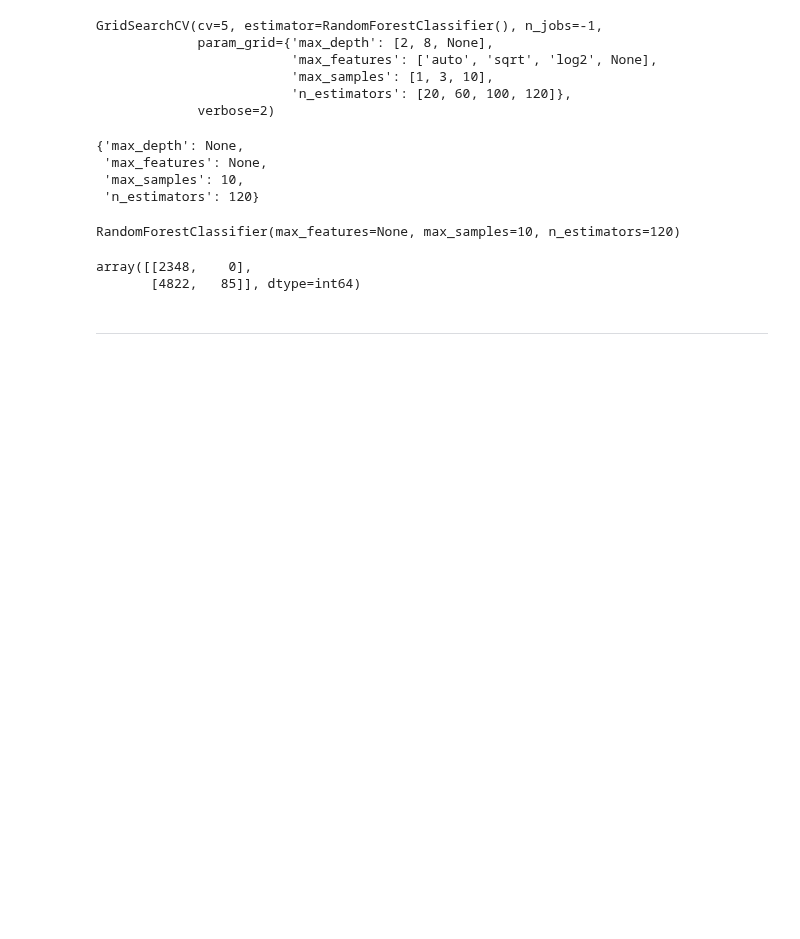
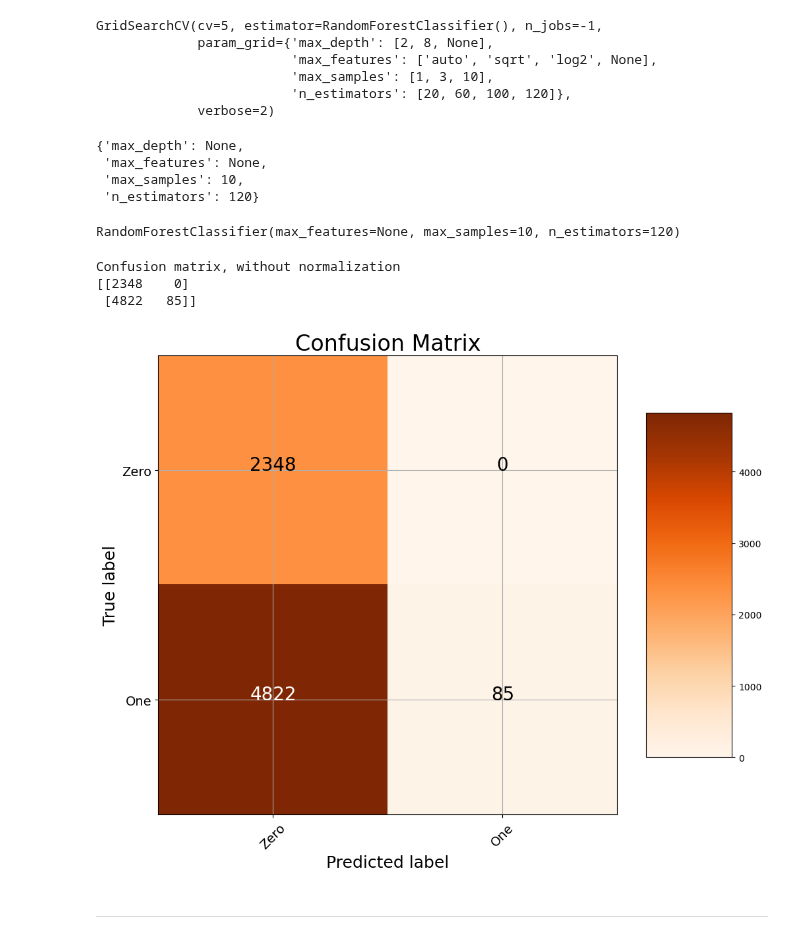
Before and after one commit to jorgeluisgalarraga/hotel_reservation_predictions, a Jupyter notebook: Hotel_Reservations_Prediction.ipynb, the cells around one changed output. Saved outputs shown, nothing was run; the diff lists cells and outputs as text; code cells hidden in the pictures; blank space fills up the shorter version.

```diff
--- a/Hotel_Reservations_Prediction.ipynb
+++ b/Hotel_Reservations_Prediction.ipynb
@@ -802,10 +802,14 @@ RandomForestClassifier(max_features=None, max_samples=10, n_estimators=120)
 from matplotlib import pyplot as plt
 grid_predictions = grid.predict(X_test)
 # %%
-cm = confusion_matrix(y_test,grid_predictions)
-cm
+cm2 = confusion_matrix(y_test,grid_predictions)
+cm2
+
+plot_confusion_matrix(cm2, classes = ['Zero', 'One'], title = 'Confusion Matrix')
 # %% [output]
-array([[2348,    0],
-       [4822,   85]], dtype=int64)
+Confusion matrix, without normalization
+[[2348    0]
+ [4822   85]]
+[figure, added]
 # %% [markdown]
 ---
```
